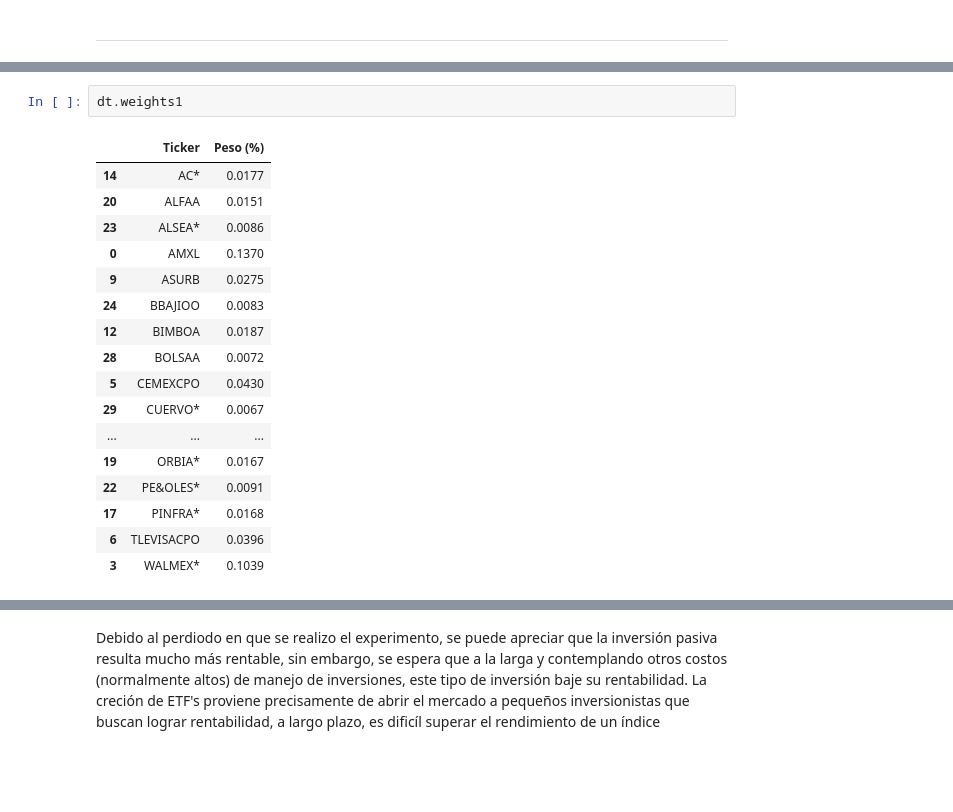
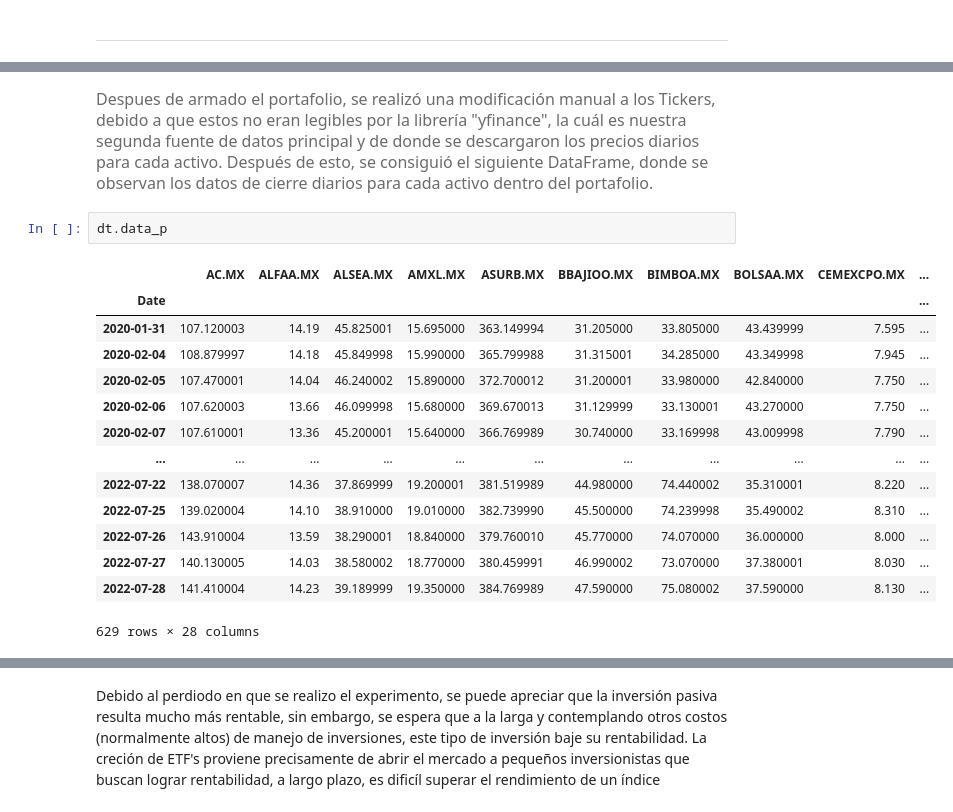
Before and after one commit to Aranzazu-R/Lab1AranzazuR, a Jupyter notebook: Laboratorio1AranzazuR.ipynb, the cells around one changed output, grey strips where cells are left out. Saved outputs shown, nothing was run; the diff lists cells and outputs as text; blank space fills up the shorter version.

```diff
--- a/Laboratorio1AranzazuR.ipynb
+++ b/Laboratorio1AranzazuR.ipynb
@@ -93,20 +145,22 @@ TypeError: 'value' must be an instance of str or bytes, not a numpy.float64
+# %% [markdown]
+<font color= #6B6B6B> <font size = 3>
+Despues de armado el portafolio, se realizó una modificación manual a los Tickers, debido a que estos no eran legibles por la librería "yfinance", la cuál es nuestra segunda fuente de datos principal y de donde se descargaron los precios diarios para cada activo.
+    Después de esto, se consiguió el siguiente DataFrame, donde se observan los datos de cierre diarios para cada activo dentro del portafolio.
+</font>
 # %%
-dt.weights1
+dt.data_p
 # %% [output]
-|  | Ticker | Peso (%) |
-| 14 | AC* | 0.0177 |
-| 20 | ALFAA | 0.0151 |
-| 23 | ALSEA* | 0.0086 |
-| 0 | AMXL | 0.1370 |
-| 9 | ASURB | 0.0275 |
-| 24 | BBAJIOO | 0.0083 |
-| 12 | BIMBOA | 0.0187 |
-| 28 | BOLSAA | 0.0072 |
-| 5 | CEMEXCPO | 0.0430 |
-| 29 | CUERVO* | 0.0067 |
-| ... | ... | ... |
-| 19 | ORBIA* | 0.0167 |
-| 22 | PE&OLES* | 0.0091 |
-| 17 | PINFRA* | 0.0168 |
-| 6 | TLEVISACPO | 0.0396 |
-| 3 | WALMEX* | 0.1039 |
+|  | AC.MX | ALFAA.MX | ALSEA.MX | AMXL.MX | ASURB.MX | BBAJIOO.MX | BIMBOA.MX | BOLSAA.MX | CEMEXCPO.MX | ... |
+| Date |  |  |  |  |  |  |  |  |  | ... |
+| 2020-01-31 | 107.120003 | 14.19 | 45.825001 | 15.695000 | 363.149994 | 31.205000 | 33.805000 | 43.439999 | 7.595 | ... |
+| 2020-02-04 | 108.879997 | 14.18 | 45.849998 | 15.990000 | 365.799988 | 31.315001 | 34.285000 | 43.349998 | 7.945 | ... |
+| 2020-02-05 | 107.470001 | 14.04 | 46.240002 | 15.890000 | 372.700012 | 31.200001 | 33.980000 | 42.840000 | 7.750 | ... |
+| 2020-02-06 | 107.620003 | 13.66 | 46.099998 | 15.680000 | 369.670013 | 31.129999 | 33.130001 | 43.270000 | 7.750 | ... |
+| 2020-02-07 | 107.610001 | 13.36 | 45.200001 | 15.640000 | 366.769989 | 30.740000 | 33.169998 | 43.009998 | 7.790 | ... |
+| ... | ... | ... | ... | ... | ... | ... | ... | ... | ... | ... |
+| 2022-07-22 | 138.070007 | 14.36 | 37.869999 | 19.200001 | 381.519989 | 44.980000 | 74.440002 | 35.310001 | 8.220 | ... |
+| 2022-07-25 | 139.020004 | 14.10 | 38.910000 | 19.010000 | 382.739990 | 45.500000 | 74.239998 | 35.490002 | 8.310 | ... |
+| 2022-07-26 | 143.910004 | 13.59 | 38.290001 | 18.840000 | 379.760010 | 45.770000 | 74.070000 | 36.000000 | 8.000 | ... |
+| 2022-07-27 | 140.130005 | 14.03 | 38.580002 | 18.770000 | 380.459991 | 46.990002 | 73.070000 | 37.380001 | 8.030 | ... |
+| 2022-07-28 | 141.410004 | 14.23 | 39.189999 | 19.350000 | 384.769989 | 47.590000 | 75.080002 | 37.590000 | 8.130 | ... |
+629 rows × 28 columns
```
Also changed, not shown: parts of 31 cells of this notebook.
